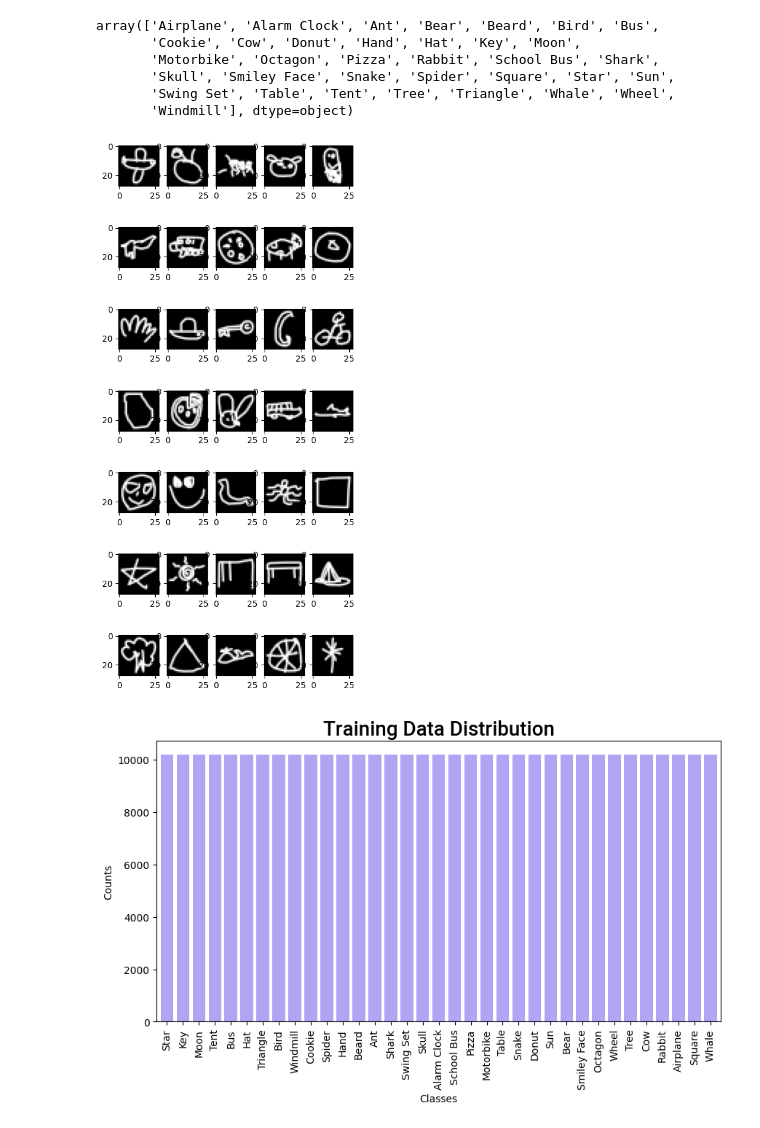
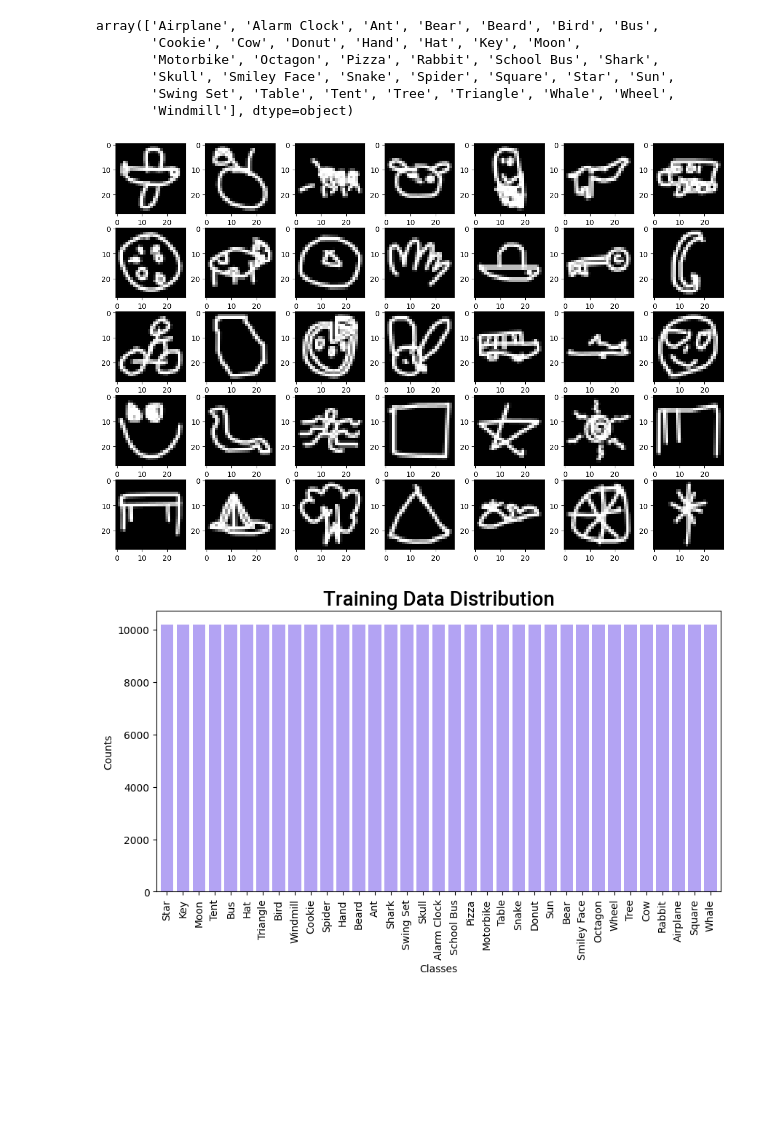
Before and after one commit to Rahul-Samedavar/DoodleMind, a Jupyter notebook: trainer.ipynb, the cells around one changed output. Saved outputs shown, nothing was run; the diff lists cells and outputs as text; code cells hidden in the pictures; blank space fills up the shorter version.

```diff
--- a/trainer.ipynb
+++ b/trainer.ipynb
@@ -46,16 +46,16 @@ array(['Airplane', 'Alarm Clock', 'Ant', 'Bear', 'Beard', 'Bird', 'Bus',
        'Swing Set', 'Table', 'Tent', 'Tree', 'Triangle', 'Whale', 'Wheel',
        'Windmill'], dtype=object)
 # %%
-plt.figure(figsize=(5, 12))
+plt.figure(figsize=(15, 10))
 for i, c in enumerate(classes):
     img = df[df['Class'] == c].iloc[0]['Image'].astype(np.float32) * 255
-    plt.subplot(7, 5, i+1)
+    plt.subplot(5, 7, i+1)
     plt.imshow(Image.fromarray(img.squeeze()))
     plt.grid(False)
 
 plt.show()
 # %% [output]
-[figure, old version]
+[figure, new version]
 # %%
 class_map = {}
 for i, c in enumerate(classes):
```
Also changed, not shown: parts of 12 cells of this notebook, 5 other files.
